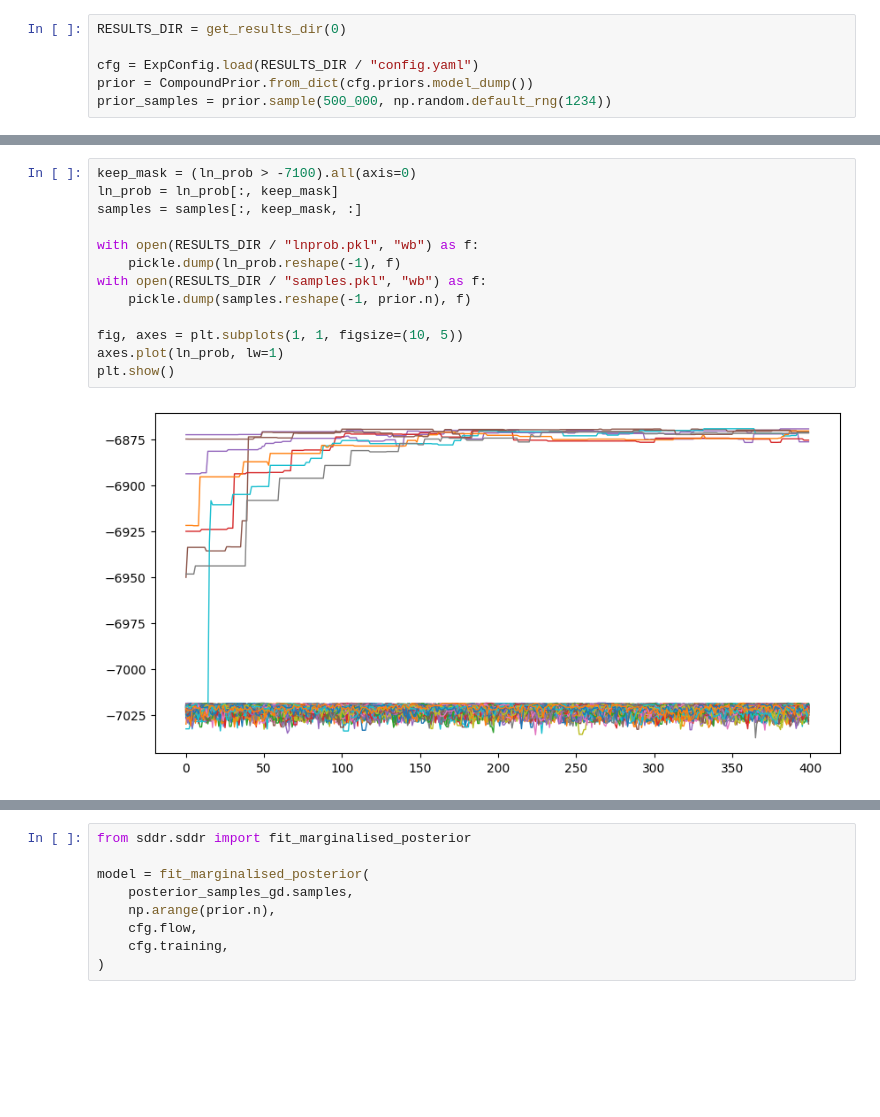
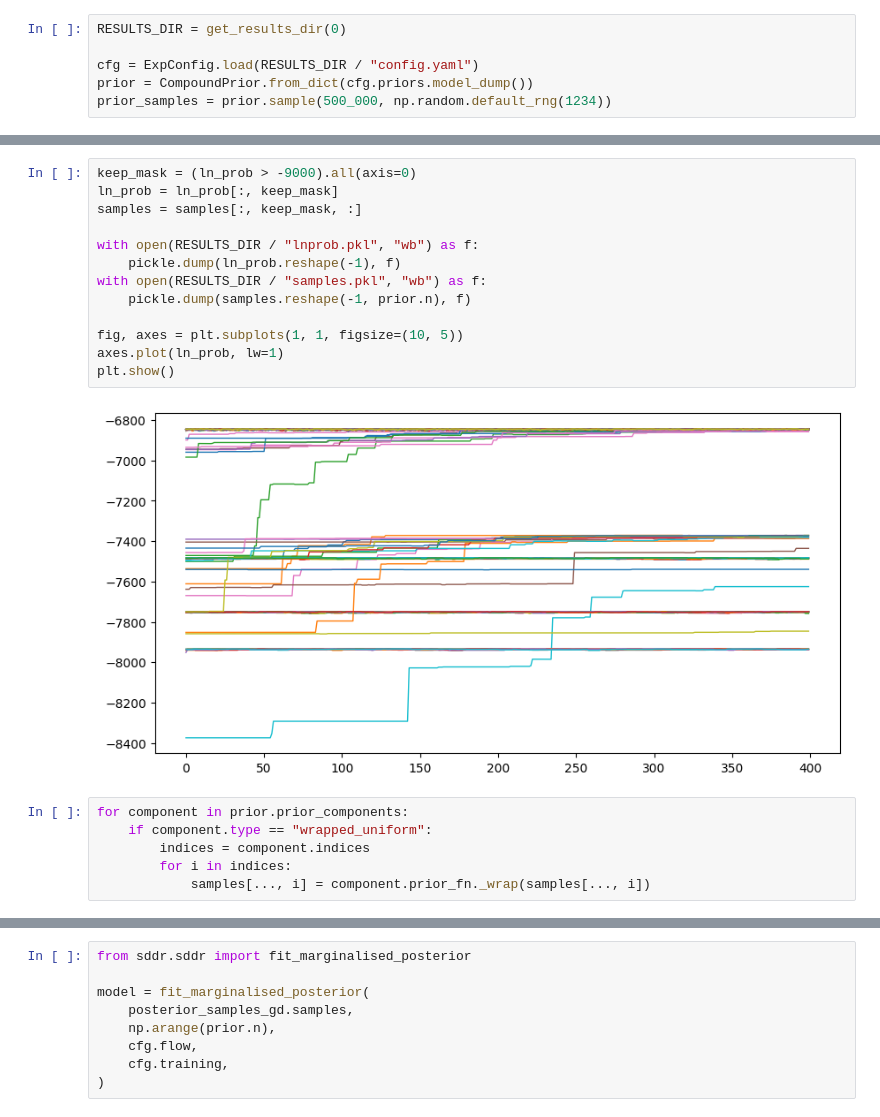
Before and after one commit to auggiemarignier/icanisddr, a Jupyter notebook: experiments/bulkic_real/notebooks/analyse_samples.ipynb, the cells around one changed output, grey strips where cells are left out. Cells and saved outputs as stored; diff of their text form; blank space fills up the shorter version.

```diff
--- a/experiments/bulkic_real/notebooks/analyse_samples.ipynb
+++ b/experiments/bulkic_real/notebooks/analyse_samples.ipynb
@@ -53,18 +53,24 @@ plt.show()
 # %%
-keep_mask = (ln_prob > -7100).all(axis=0)
+keep_mask = (ln_prob > -9000).all(axis=0)
 ln_prob = ln_prob[:, keep_mask]
 samples = samples[:, keep_mask, :]
 
 with open(RESULTS_DIR / "lnprob.pkl", "wb") as f:
     pickle.dump(ln_prob.reshape(-1), f)
 with open(RESULTS_DIR / "samples.pkl", "wb") as f:
     pickle.dump(samples.reshape(-1, prior.n), f)
 
 fig, axes = plt.subplots(1, 1, figsize=(10, 5))
 axes.plot(ln_prob, lw=1)
 plt.show()
 # %% [output]
-[figure, old version]
+[figure, new version]
+# %%
+for component in prior.prior_components:
+    if component.type == "wrapped_uniform":
+        indices = component.indices
+        for i in indices:
+            samples[..., i] = component.prior_fn._wrap(samples[..., i])
 # %%
 fig, axes = plt.subplots(prior.n, 1, figsize=(10, 2 * prior.n))
 for i in range(prior.n):
```
Also changed, not shown: parts of 5 cells of this notebook, 4 other files.
